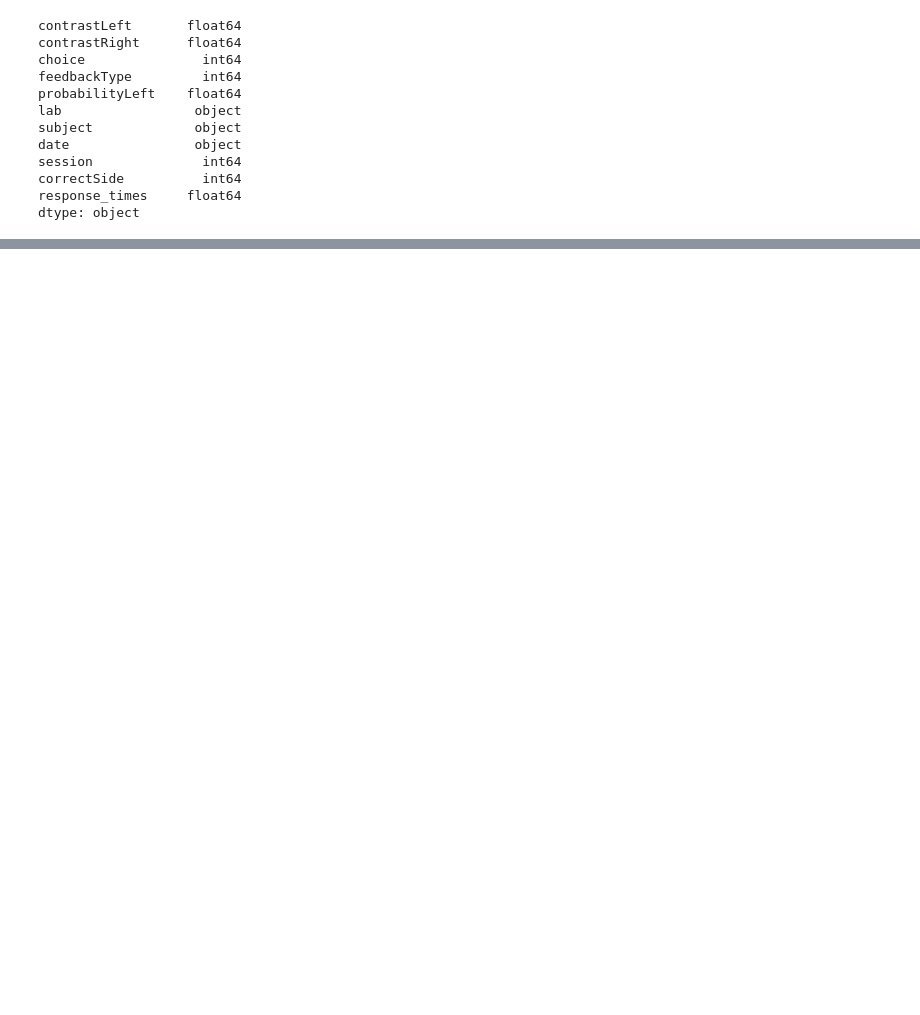
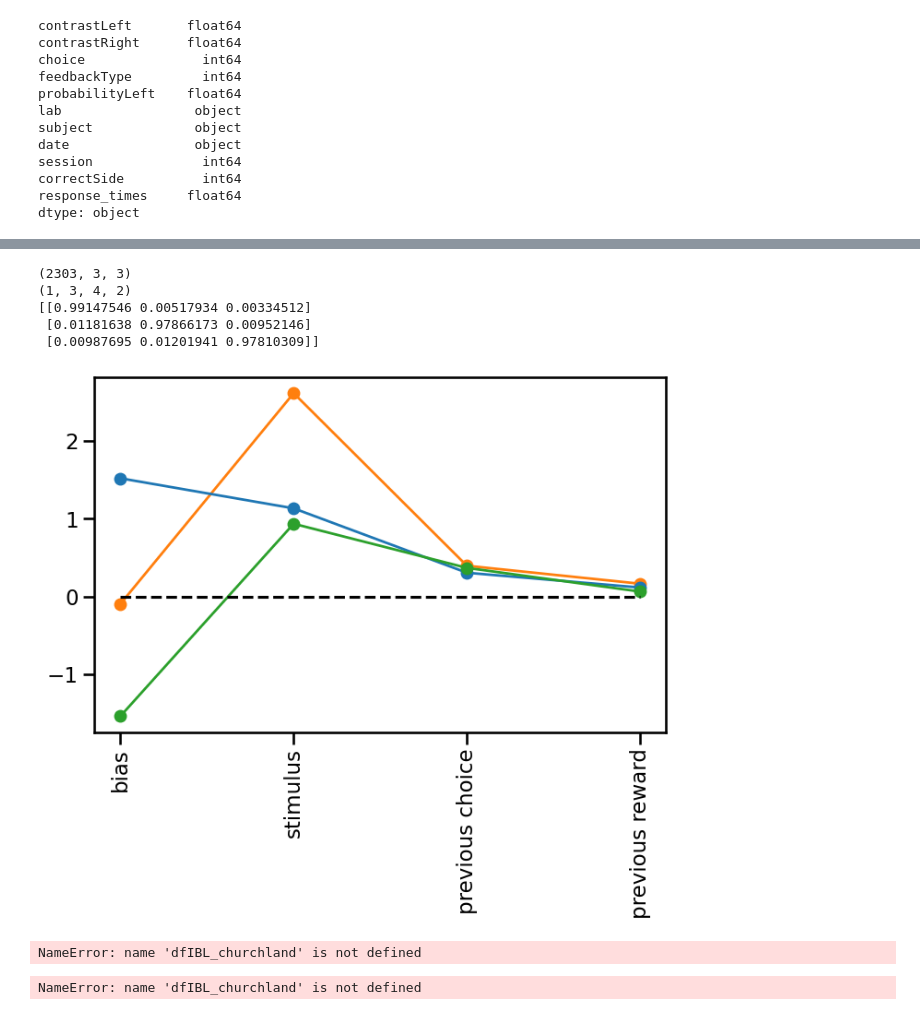
Before and after one commit to lenca56/dynamic_glmhmm, a Jupyter notebook: code/Reviews_IBL.ipynb, the cells around one changed output, grey strips where cells are left out. Cells and saved outputs as stored; diff of their text form; code cells hidden in the pictures; blank space fills up the shorter version.

```diff
--- a/code/Reviews_IBL.ipynb
+++ b/code/Reviews_IBL.ipynb
@@ -810,0 +1077,36 @@ print(sessInd)
+# %%
+dataInit = np.load(f'../data_IBL/all_animals/Best_allAnimals_standardGLMHMM_{K}-state_pTanh={pTanh}_signedStimulus={signedStimulus}.npz')
+print(dataInit['P'].shape)
+print(dataInit['W'][:1].shape)
+
+fig, axes = plt.subplots(figsize=(8,5))
+print(dataInit['P'][0])
+plot_constant_weights(dataInit['W'][0], axes, labels=myFeatures[0], colors=colorsStates)
+# %% [output]
+(2303, 3, 3)
+(1, 3, 4, 2)
+[[0.99147546 0.00517934 0.00334512]
+ [0.01181638 0.97866173 0.00952146]
+ [0.00987695 0.01201941 0.97810309]]
+[figure, added]
+# %%
+# dfAll.head()
+dftemp = dfIBL_churchland[dfIBL_churchland['subject'] == 'CSHL075']
+# print(np.unique(dftemp['feedbackType']))
+# print(((dftemp['feedbackType']==1).sum())/580)
+dftemp.head()
+# (np.array(dftemp['feedbackType']) * np.array(dftemp['choice'])).shape
+# %% [output]
+NameError: name 'dfIBL_churchland' is not defined
+# %%
+print(np.nanmin(dfIBL_churchland['pupil_mean1']))
+print(np.nanmax(dfIBL_churchland['pupil_mean1']))
+fig, axes = plt.subplots()
+axes.hist(dfIBL_churchland['pupil_mean1'], bins=50, color='tab:orange', alpha=0.5, density=True)
+axes.legend()
+
+fig, axes = plt.subplots()
+axes.hist(dfIBL_churchland['pupil_mean2'], bins=50, color='tab:orange', alpha=0.5, density=True)
+axes.legend()
+# %% [output]
+NameError: name 'dfIBL_churchland' is not defined
```
Also changed, not shown: parts of 21 cells of this notebook, 7 other files.
